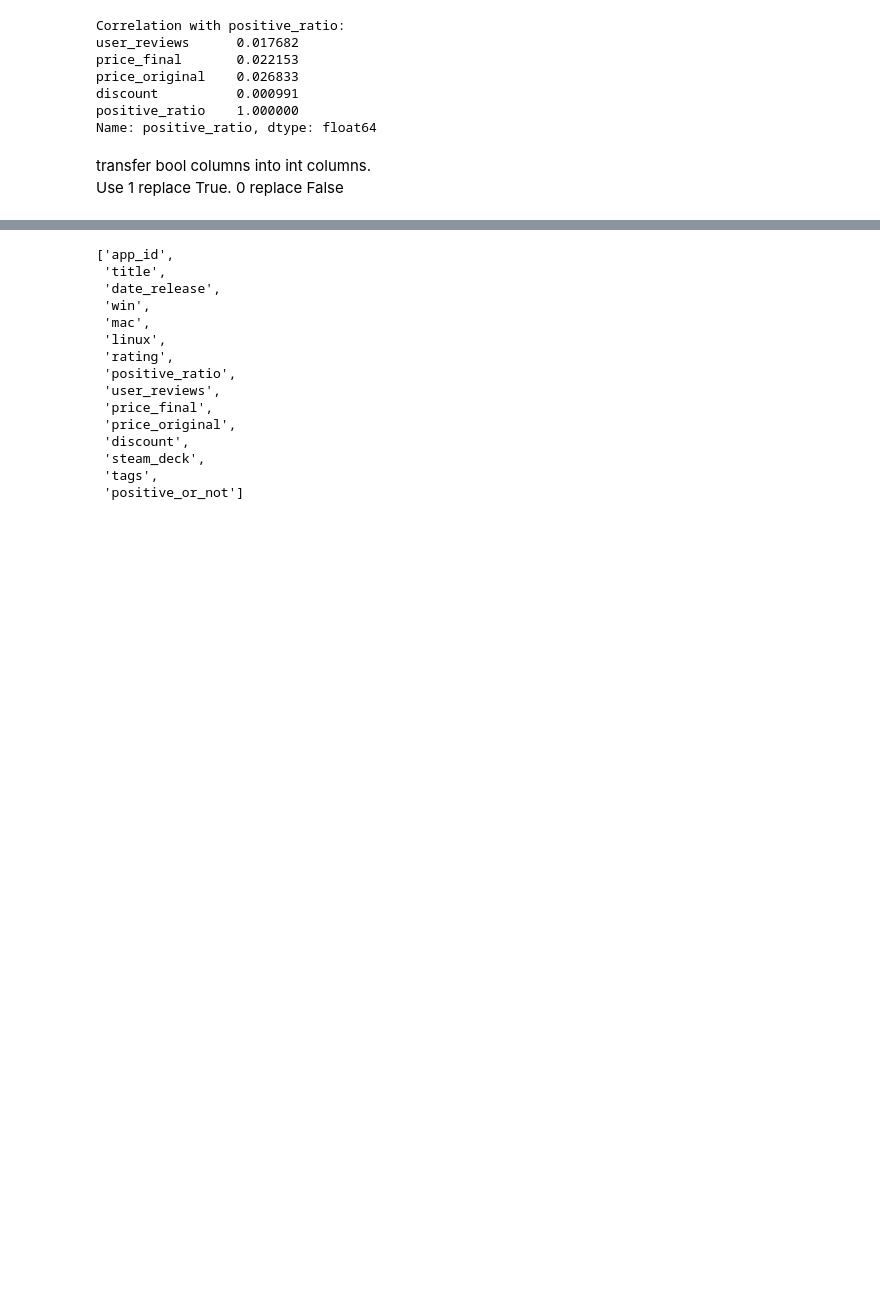
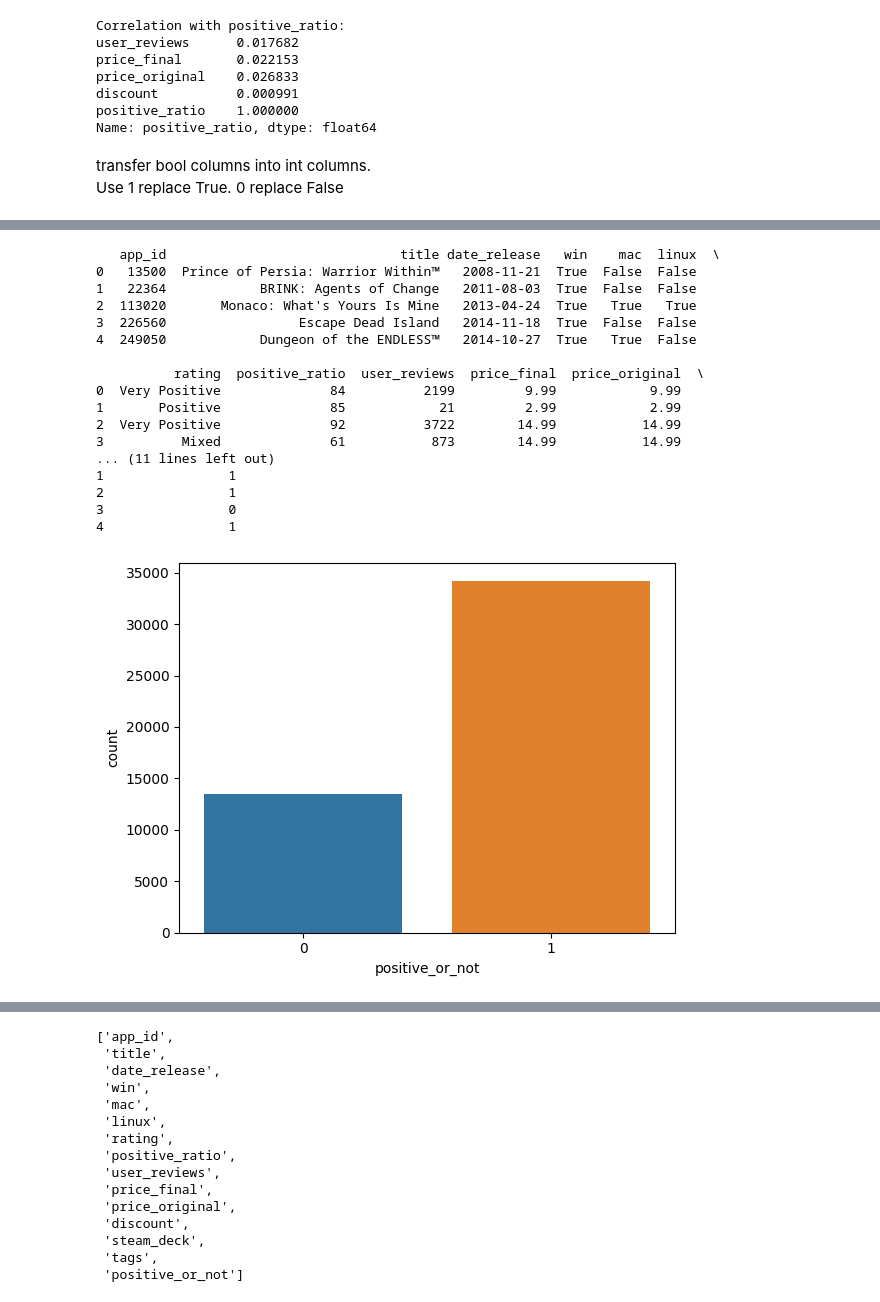
Before and after one commit to LLF00/datascience1, a Jupyter notebook: DS Project.ipynb, the cells around one changed output, grey strips where cells are left out. Drawn from its saved outputs; the diff is of its cells as text; code cells hidden in the pictures; blank space fills up the shorter version.

```diff
--- a/DS Project.ipynb
+++ b/DS Project.ipynb
@@ -331,3 +331,33 @@ from sklearn.naive_bayes import GaussianNB
 from sklearn.neighbors import KNeighborsClassifier
 from sklearn.metrics import confusion_matrix, accuracy_score, precision_score, recall_score, f1_score, roc_curve, auc, precision_recall_curve
 from sklearn.pipeline import Pipeline
+# %%
+# Print the first few rows of the dataframe
+print(df.head())
+
+# Display the distribution of 'Survived'
+sns.countplot(x='positive_or_not', data=df)
+plt.show()
+
+# More detailed exploration
+sns.pairplot(df, hue='positive_or_not')
+plt.show()
+# %% [output]
+   app_id                              title date_release   win    mac  linux  \
+0   13500  Prince of Persia: Warrior Within™   2008-11-21  True  False  False
+1   22364            BRINK: Agents of Change   2011-08-03  True  False  False
+2  113020       Monaco: What's Yours Is Mine   2013-04-24  True   True   True
+3  226560                 Escape Dead Island   2014-11-18  True  False  False
+4  249050            Dungeon of the ENDLESS™   2014-10-27  True   True  False
+
+          rating  positive_ratio  user_reviews  price_final  price_original  \
+0  Very Positive              84          2199         9.99            9.99
+1       Positive              85            21         2.99            2.99
+2  Very Positive              92          3722        14.99           14.99
+3          Mixed              61           873        14.99           14.99
+... (11 lines left out)
+1                1
+2                1
+3                0
+4                1
+[figure, added]
```
Also changed, not shown: parts of 1 cell of this notebook.
